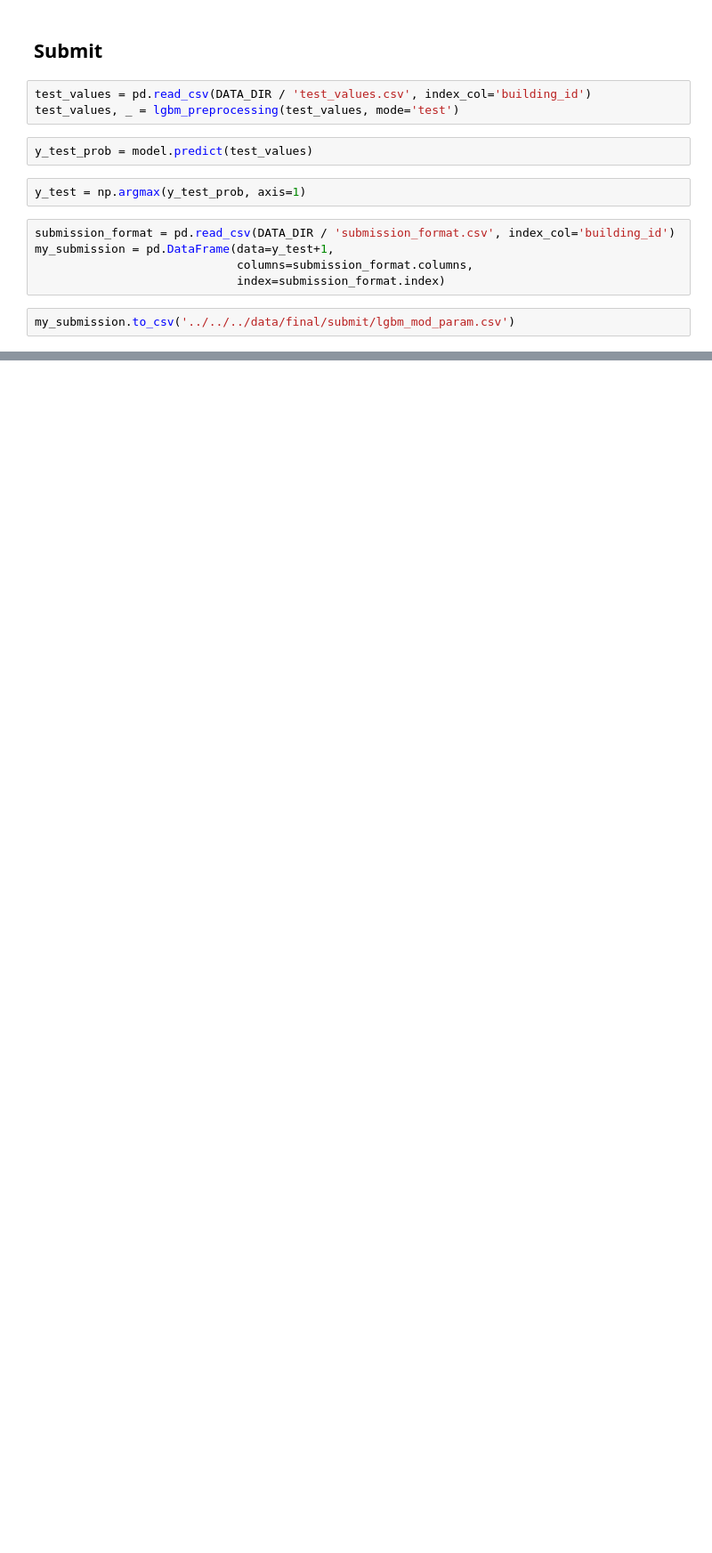
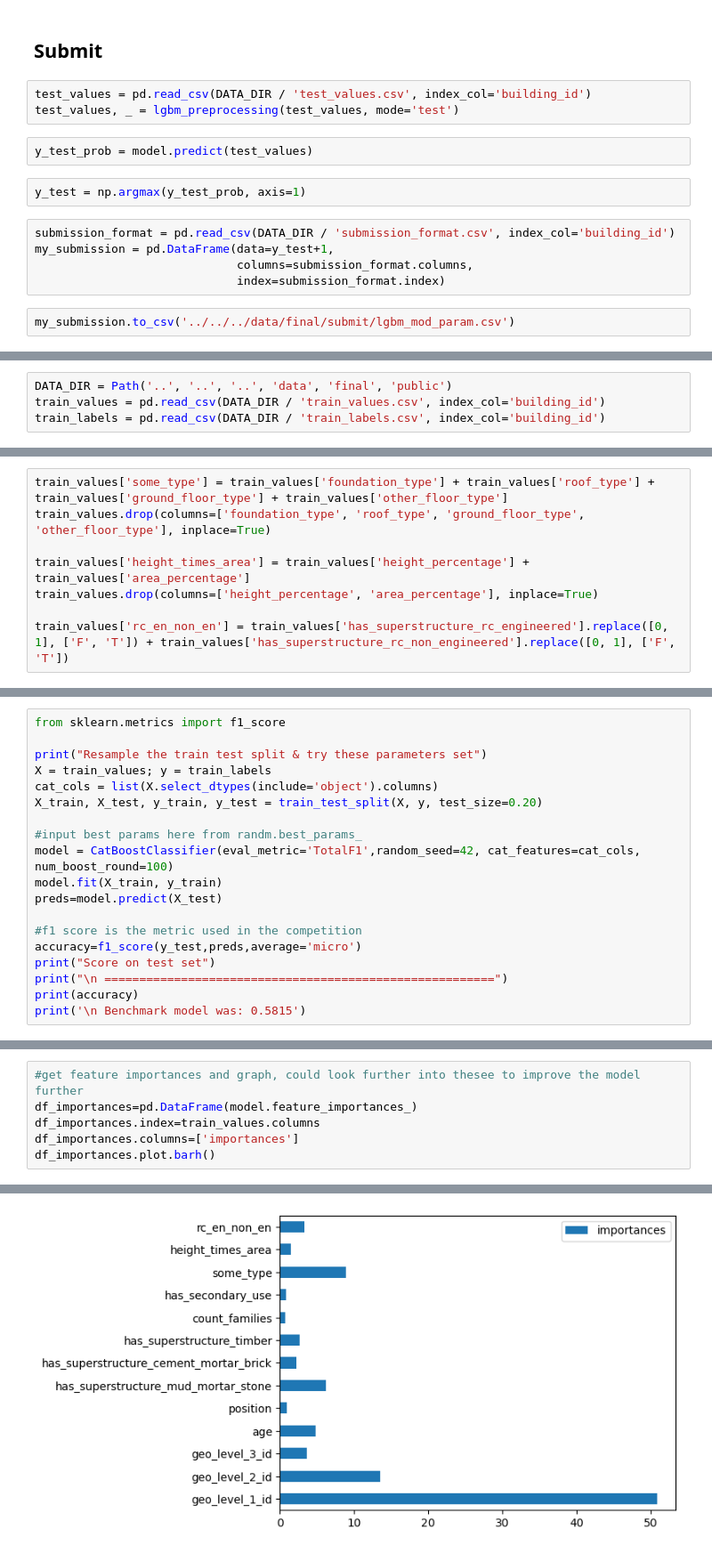
Before and after one commit to RyuNyan-Taro/dd_earthquake, a Jupyter notebook: book/Light_GBM.ipynb, the cells around one changed output, grey strips where cells are left out. Shown at 89% size. Cells and saved outputs as stored; diff of their text form; blank space fills up the shorter version.

```diff
--- a/book/Light_GBM.ipynb
+++ b/book/Light_GBM.ipynb
@@ -396,0 +474,4 @@ GridSearchCV(cv=StratifiedKFold(n_splits=10, random_state=0, shuffle=True),
+# %%
+DATA_DIR = Path('..', '..', '..', 'data', 'final', 'public')
+train_values = pd.read_csv(DATA_DIR / 'train_values.csv', index_col='building_id')
+train_labels = pd.read_csv(DATA_DIR / 'train_labels.csv', index_col='building_id')
@@ -396,0 +480,8 @@ GridSearchCV(cv=StratifiedKFold(n_splits=10, random_state=0, shuffle=True),
+# %%
+train_values['some_type'] = train_values['foundation_type'] + train_values['roof_type'] + train_values['ground_floor_type'] + train_values['other_floor_type']
+train_values.drop(columns=['foundation_type', 'roof_type', 'ground_floor_type', 'other_floor_type'], inplace=True)
+
+train_values['height_times_area'] = train_values['height_percentage'] + train_values['area_percentage']
+train_values.drop(columns=['height_percentage', 'area_percentage'], inplace=True)
+
+train_values['rc_en_non_en'] = train_values['has_superstructure_rc_engineered'].replace([0, 1], ['F', 'T']) + train_values['has_superstructure_rc_non_engineered'].replace([0, 1], ['F', 'T'])
@@ -396,0 +512,19 @@ GridSearchCV(cv=StratifiedKFold(n_splits=10, random_state=0, shuffle=True),
+# %%
+from sklearn.metrics import f1_score
+
+print("Resample the train test split & try these parameters set")
+X = train_values; y = train_labels
+cat_cols = list(X.select_dtypes(include='object').columns)
+X_train, X_test, y_train, y_test = train_test_split(X, y, test_size=0.20)
+
+#input best params here from randm.best_params_
+model = CatBoostClassifier(eval_metric='TotalF1',random_seed=42, cat_features=cat_cols, num_boost_round=100)
+model.fit(X_train, y_train)
+preds=model.predict(X_test)
+
+#f1 score is the metric used in the competition
+accuracy=f1_score(y_test,preds,average='micro')
+print("Score on test set")
+print("\n ========================================================")
+print(accuracy)
+print('\n Benchmark model was: 0.5815')
@@ -396,0 +550,7 @@ GridSearchCV(cv=StratifiedKFold(n_splits=10, random_state=0, shuffle=True),
+# %%
+#get feature importances and graph, could look further into thesee to improve the model further
+df_importances=pd.DataFrame(model.feature_importances_)
+df_importances.index=train_values.columns
+df_importances.columns=['importances']
+df_importances.plot.barh()
+# %% [output]
@@ -396,0 +558 @@ GridSearchCV(cv=StratifiedKFold(n_splits=10, random_state=0, shuffle=True),
+[figure, added]
```
Also changed, not shown: parts of 32 cells of this notebook, 1 other file.
